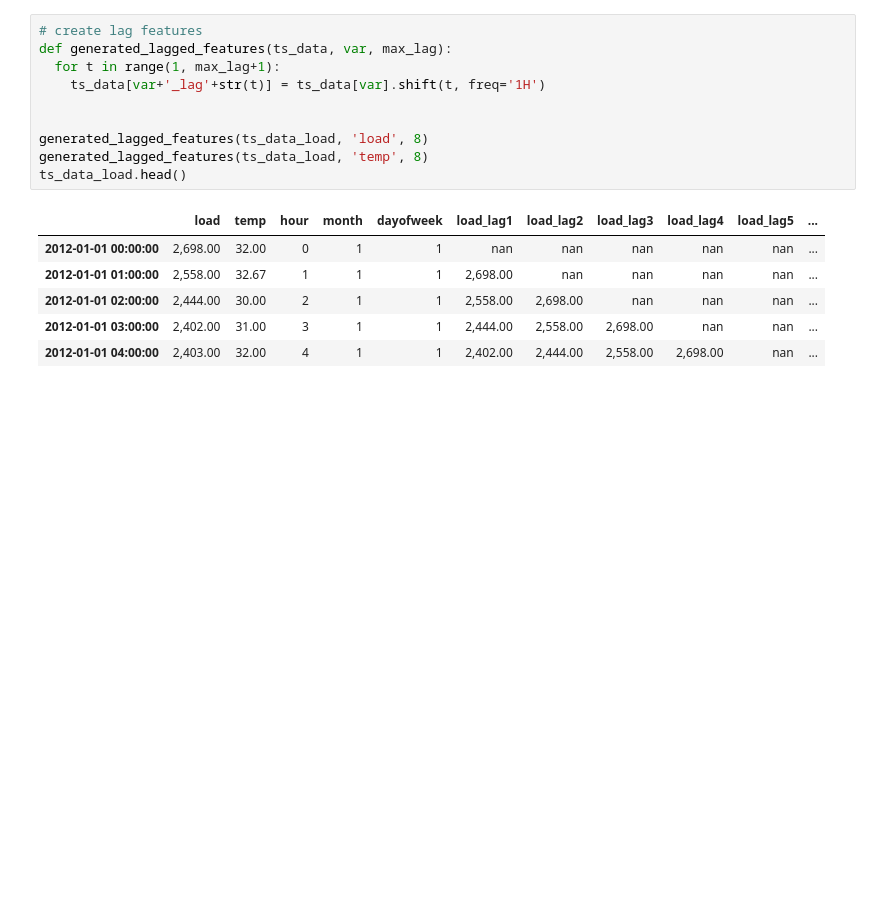
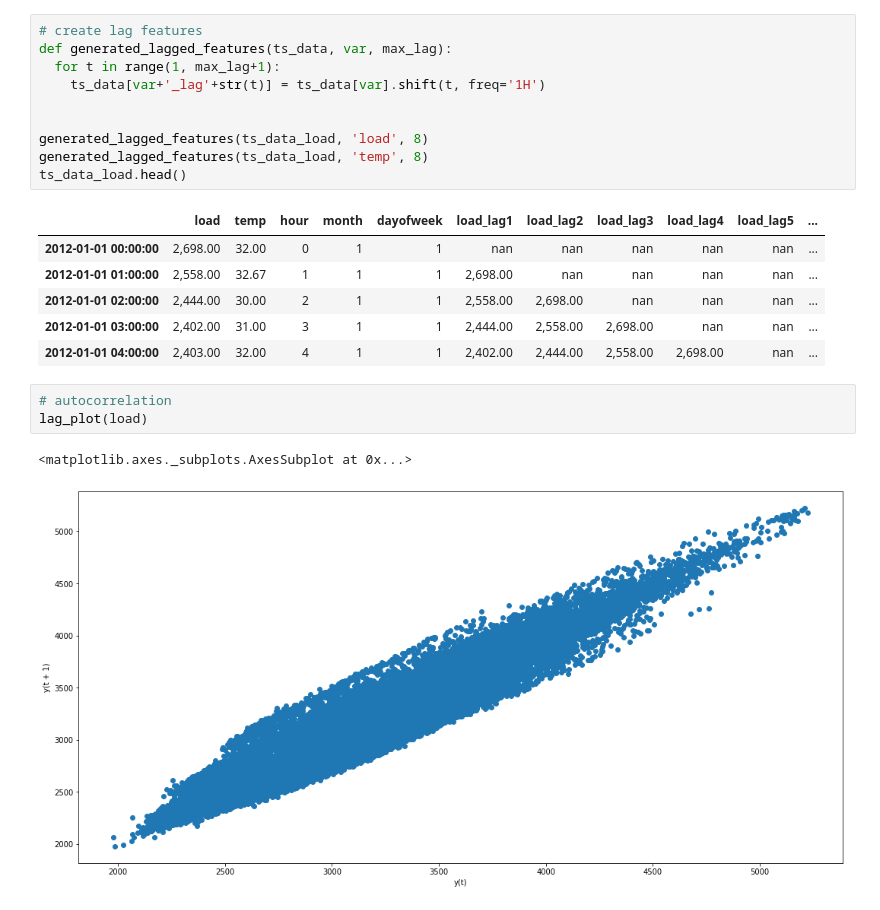
Before and after one commit to paulsok/kaggle, a Jupyter notebook: Global Energy Forecasting Competition/Global_Energy_Forecasting_Competition.ipynb, the cells around one changed output. Cells and saved outputs as stored; diff of their text form; blank space fills up the shorter version.

```diff
--- a/Global Energy Forecasting Competition/Global_Energy_Forecasting_Competition.ipynb
+++ b/Global Energy Forecasting Competition/Global_Energy_Forecasting_Competition.ipynb
@@ -190,3 +197,9 @@ ts_data_load.head()
 | 2012-01-01 02:00:00 | 2,444.00 | 30.00 | 2 | 1 | 1 | 2,558.00 | 2,698.00 | nan | nan | nan | ... |
 | 2012-01-01 03:00:00 | 2,402.00 | 31.00 | 3 | 1 | 1 | 2,444.00 | 2,558.00 | 2,698.00 | nan | nan | ... |
 | 2012-01-01 04:00:00 | 2,403.00 | 32.00 | 4 | 1 | 1 | 2,402.00 | 2,444.00 | 2,558.00 | 2,698.00 | nan | ... |
+# %%
+# autocorrelation
+lag_plot(load)
+# %% [output]
+<matplotlib.axes._subplots.AxesSubplot at 0x...>
+[figure, added]
```
Also changed, not shown: parts of 19 cells of this notebook.
